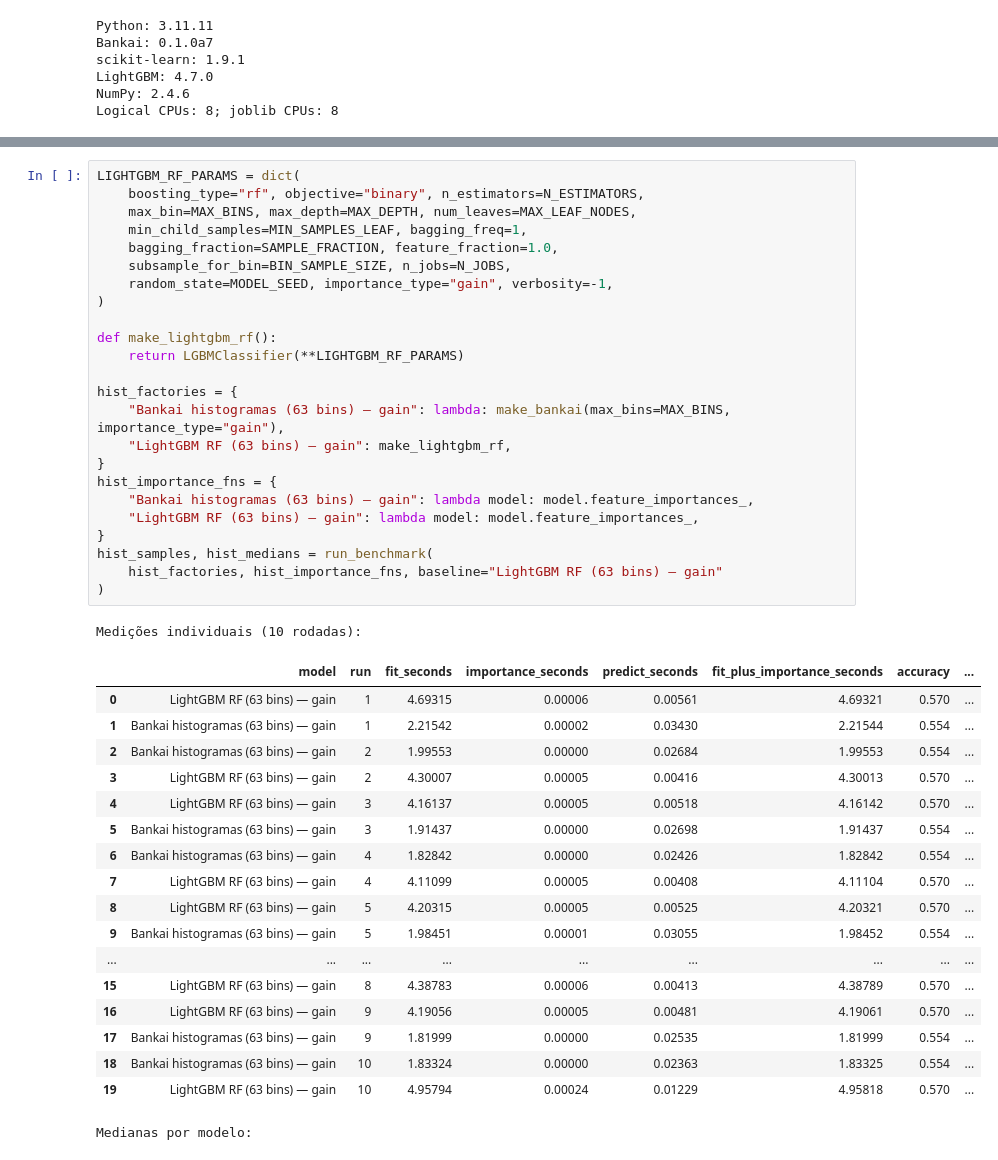
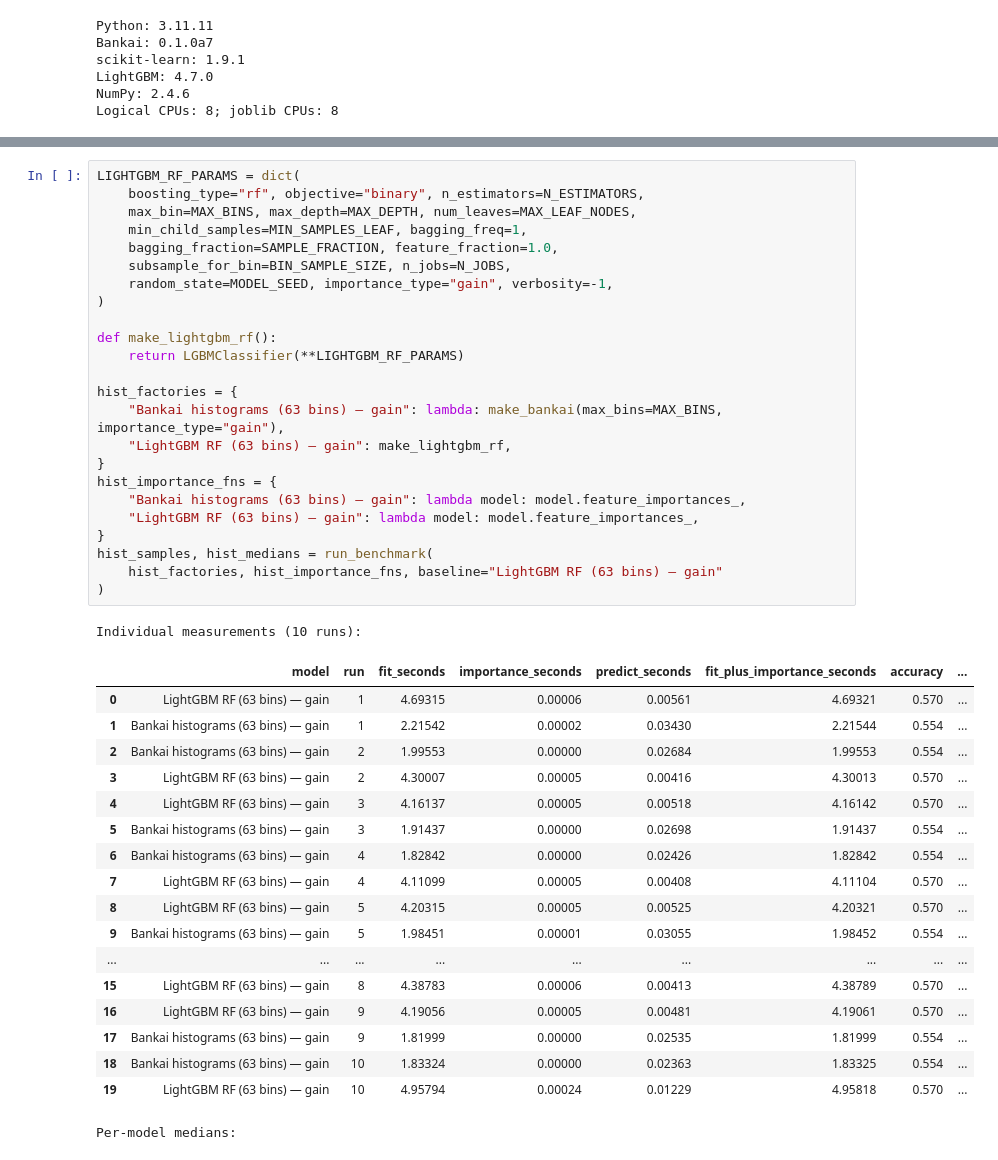
Before and after one commit to breno-jesus-fernandes/bankai-random-forest, a Jupyter notebook: benchmarks/benchmark_fit_10k_500f_90_relevant.ipynb, the cells around one changed output, grey strips where cells are left out. Cells and saved outputs as stored; diff of their text form.

```diff
--- a/benchmarks/benchmark_fit_10k_500f_90_relevant.ipynb
+++ b/benchmarks/benchmark_fit_10k_500f_90_relevant.ipynb
@@ -270,46 +270,46 @@ Ambos usam histogramas de 63 bins e importância por ganho (`gain`). Os parâmet
 # %%
 LIGHTGBM_RF_PARAMS = dict(
     boosting_type="rf", objective="binary", n_estimators=N_ESTIMATORS,
     max_bin=MAX_BINS, max_depth=MAX_DEPTH, num_leaves=MAX_LEAF_NODES,
     min_child_samples=MIN_SAMPLES_LEAF, bagging_freq=1,
     bagging_fraction=SAMPLE_FRACTION, feature_fraction=1.0,
     subsample_for_bin=BIN_SAMPLE_SIZE, n_jobs=N_JOBS,
     random_state=MODEL_SEED, importance_type="gain", verbosity=-1,
 )
 
 def make_lightgbm_rf():
     return LGBMClassifier(**LIGHTGBM_RF_PARAMS)
 
 hist_factories = {
-    "Bankai histogramas (63 bins) — gain": lambda: make_bankai(max_bins=MAX_BINS, importance_type="gain"),
+    "Bankai histograms (63 bins) — gain": lambda: make_bankai(max_bins=MAX_BINS, importance_type="gain"),
     "LightGBM RF (63 bins) — gain": make_lightgbm_rf,
 }
 hist_importance_fns = {
-    "Bankai histogramas (63 bins) — gain": lambda model: model.feature_importances_,
+    "Bankai histograms (63 bins) — gain": lambda model: model.feature_importances_,
     "LightGBM RF (63 bins) — gain": lambda model: model.feature_importances_,
 }
 hist_samples, hist_medians = run_benchmark(
     hist_factories, hist_importance_fns, baseline="LightGBM RF (63 bins) — gain"
 )
 # %% [output]
-Medições individuais (10 rodadas):
+Individual measurements (10 runs):
 |  | model | run | fit_seconds | importance_seconds | predict_seconds | fit_plus_importance_seconds | accuracy | ... |
 | 0 | LightGBM RF (63 bins) — gain | 1 | 4.69315 | 0.00006 | 0.00561 | 4.69321 | 0.570 | ... |
-| 1 | Bankai histogramas (63 bins) — gain | 1 | 2.21542 | 0.00002 | 0.03430 | 2.21544 | 0.554 | ... |
-| 2 | Bankai histogramas (63 bins) — gain | 2 | 1.99553 | 0.00000 | 0.02684 | 1.99553 | 0.554 | ... |
+| 1 | Bankai histograms (63 bins) — gain | 1 | 2.21542 | 0.00002 | 0.03430 | 2.21544 | 0.554 | ... |
+| 2 | Bankai histograms (63 bins) — gain | 2 | 1.99553 | 0.00000 | 0.02684 | 1.99553 | 0.554 | ... |
 | 3 | LightGBM RF (63 bins) — gain | 2 | 4.30007 | 0.00005 | 0.00416 | 4.30013 | 0.570 | ... |
 | 4 | LightGBM RF (63 bins) — gain | 3 | 4.16137 | 0.00005 | 0.00518 | 4.16142 | 0.570 | ... |
-| 5 | Bankai histogramas (63 bins) — gain | 3 | 1.91437 | 0.00000 | 0.02698 | 1.91437 | 0.554 | ... |
-| 6 | Bankai histogramas (63 bins) — gain | 4 | 1.82842 | 0.00000 | 0.02426 | 1.82842 | 0.554 | ... |
+| 5 | Bankai histograms (63 bins) — gain | 3 | 1.91437 | 0.00000 | 0.02698 | 1.91437 | 0.554 | ... |
+| 6 | Bankai histograms (63 bins) — gain | 4 | 1.82842 | 0.00000 | 0.02426 | 1.82842 | 0.554 | ... |
 | 7 | LightGBM RF (63 bins) — gain | 4 | 4.11099 | 0.00005 | 0.00408 | 4.11104 | 0.570 | ... |
 | 8 | LightGBM RF (63 bins) — gain | 5 | 4.20315 | 0.00005 | 0.00525 | 4.20321 | 0.570 | ... |
-| 9 | Bankai histogramas (63 bins) — gain | 5 | 1.98451 | 0.00001 | 0.03055 | 1.98452 | 0.554 | ... |
+| 9 | Bankai histograms (63 bins) — gain | 5 | 1.98451 | 0.00001 | 0.03055 | 1.98452 | 0.554 | ... |
 | ... | ... | ... | ... | ... | ... | ... | ... | ... |
 | 15 | LightGBM RF (63 bins) — gain | 8 | 4.38783 | 0.00006 | 0.00413 | 4.38789 | 0.570 | ... |
 | 16 | LightGBM RF (63 bins) — gain | 9 | 4.19056 | 0.00005 | 0.00481 | 4.19061 | 0.570 | ... |
-| 17 | Bankai histogramas (63 bins) — gain | 9 | 1.81999 | 0.00000 | 0.02535 | 1.81999 | 0.554 | ... |
-| 18 | Bankai histogramas (63 bins) — gain | 10 | 1.83324 | 0.00000 | 0.02363 | 1.83325 | 0.554 | ... |
+| 17 | Bankai histograms (63 bins) — gain | 9 | 1.81999 | 0.00000 | 0.02535 | 1.81999 | 0.554 | ... |
+| 18 | Bankai histograms (63 bins) — gain | 10 | 1.83324 | 0.00000 | 0.02363 | 1.83325 | 0.554 | ... |
 | 19 | LightGBM RF (63 bins) — gain | 10 | 4.95794 | 0.00024 | 0.01229 | 4.95818 | 0.570 | ... |
-Medianas por modelo:
+Per-model medians:
 |  | fit_seconds | importance_seconds | predict_seconds | fit_plus_importance_seconds | accuracy | precision | recall | ... |
 | model |  |  |  |  |  |  |  | ... |
```
Also changed, not shown: parts of 13 cells of this notebook.
